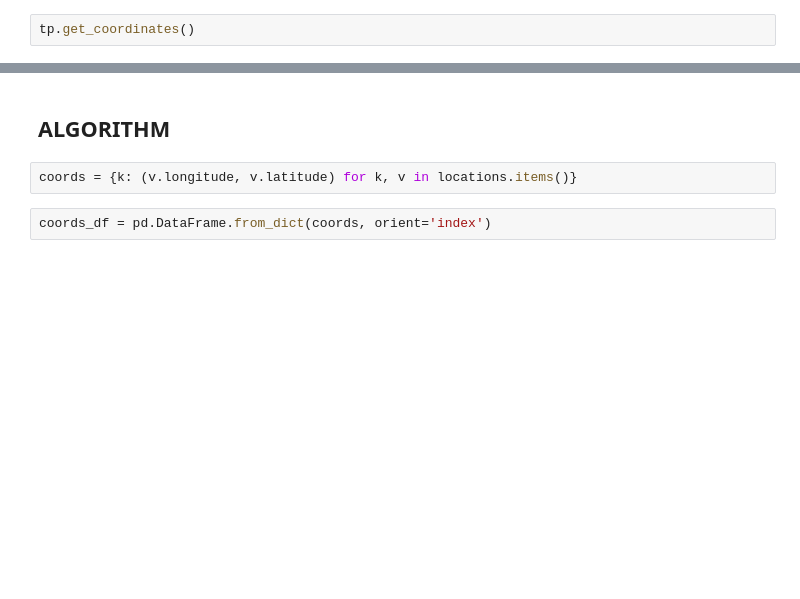
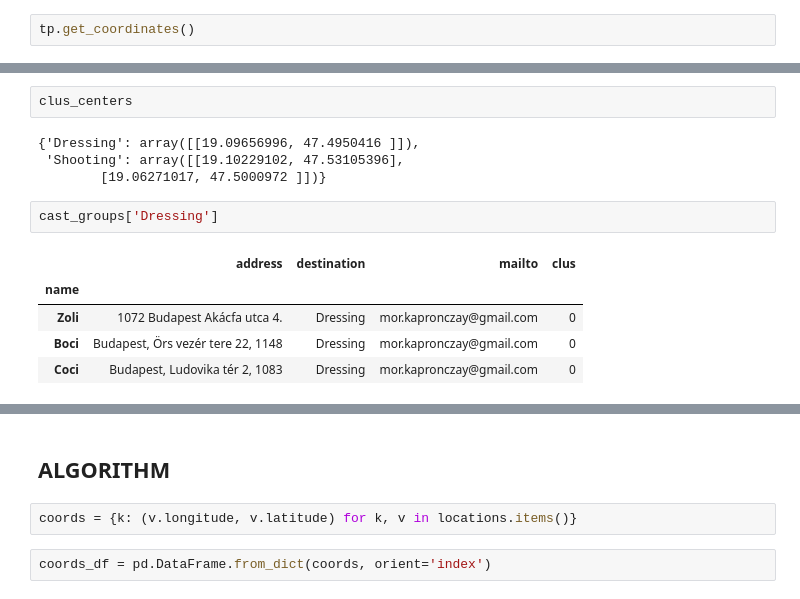
Before and after one commit to morkapronczay/transport_planner, a Jupyter notebook: algorithm.ipynb, the cells around one changed output, grey strips where cells are left out. Drawn from its saved outputs; the diff is of its cells as text; blank space fills up the shorter version.

```diff
--- a/algorithm.ipynb
+++ b/algorithm.ipynb
@@ -126,0 +208,14 @@ tp.cast_members
+# %%
+clus_centers
+# %% [output]
+{'Dressing': array([[19.09656996, 47.4950416 ]]),
+ 'Shooting': array([[19.10229102, 47.53105396],
+        [19.06271017, 47.5000972 ]])}
+# %%
+cast_groups['Dressing']
+# %% [output]
+|  | address | destination | mailto | clus |
+| name |  |  |  |  |
+| Zoli | 1072 Budapest Akácfa utca 4. | Dressing | mor.kapronczay@gmail.com | 0 |
+| Boci | Budapest, Örs vezér tere 22, 1148 | Dressing | mor.kapronczay@gmail.com | 0 |
+| Coci | Budapest, Ludovika tér 2, 1083 | Dressing | mor.kapronczay@gmail.com | 0 |
```
Also changed, not shown: parts of 14 cells of this notebook, 3 other files.
